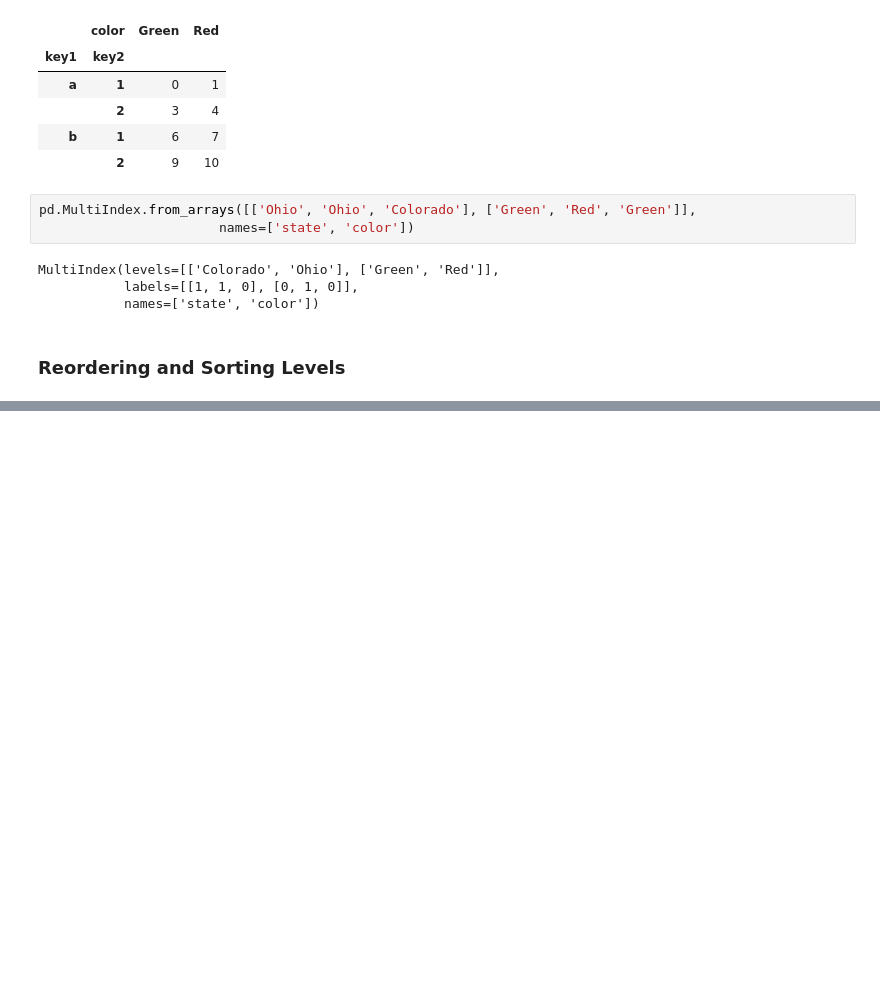
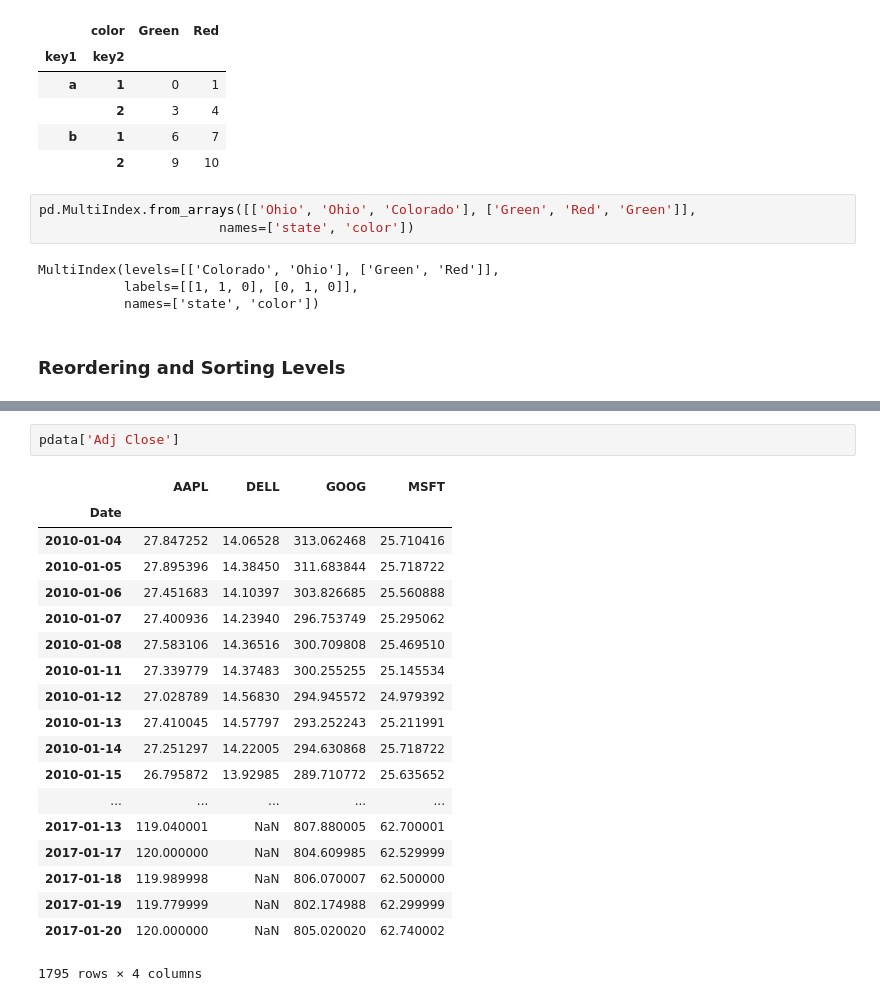
Before and after one commit to whatalnk/python-for-data-analysis, a Jupyter notebook: chap05.ipynb, the cells around one changed output, grey strips where cells are left out. Saved outputs shown, nothing was run; the diff lists cells and outputs as text; blank space fills up the shorter version.

```diff
--- a/chap05.ipynb
+++ b/chap05.ipynb
@@ -1788,0 +2017,22 @@ MultiIndex(levels=[['Colorado', 'Ohio'], ['Green', 'Red']],
+# %%
+pdata['Adj Close']
+# %% [output]
+|  | AAPL | DELL | GOOG | MSFT |
+| Date |  |  |  |  |
+| 2010-01-04 | 27.847252 | 14.06528 | 313.062468 | 25.710416 |
+| 2010-01-05 | 27.895396 | 14.38450 | 311.683844 | 25.718722 |
+| 2010-01-06 | 27.451683 | 14.10397 | 303.826685 | 25.560888 |
+| 2010-01-07 | 27.400936 | 14.23940 | 296.753749 | 25.295062 |
+| 2010-01-08 | 27.583106 | 14.36516 | 300.709808 | 25.469510 |
+| 2010-01-11 | 27.339779 | 14.37483 | 300.255255 | 25.145534 |
+| 2010-01-12 | 27.028789 | 14.56830 | 294.945572 | 24.979392 |
+| 2010-01-13 | 27.410045 | 14.57797 | 293.252243 | 25.211991 |
+| 2010-01-14 | 27.251297 | 14.22005 | 294.630868 | 25.718722 |
+| 2010-01-15 | 26.795872 | 13.92985 | 289.710772 | 25.635652 |
+| ... | ... | ... | ... | ... |
+| 2017-01-13 | 119.040001 | NaN | 807.880005 | 62.700001 |
+| 2017-01-17 | 120.000000 | NaN | 804.609985 | 62.529999 |
+| 2017-01-18 | 119.989998 | NaN | 806.070007 | 62.500000 |
+| 2017-01-19 | 119.779999 | NaN | 802.174988 | 62.299999 |
+| 2017-01-20 | 120.000000 | NaN | 805.020020 | 62.740002 |
+1795 rows × 4 columns
```
Also changed, not shown: parts of 39 cells of this notebook, 2 other files.
